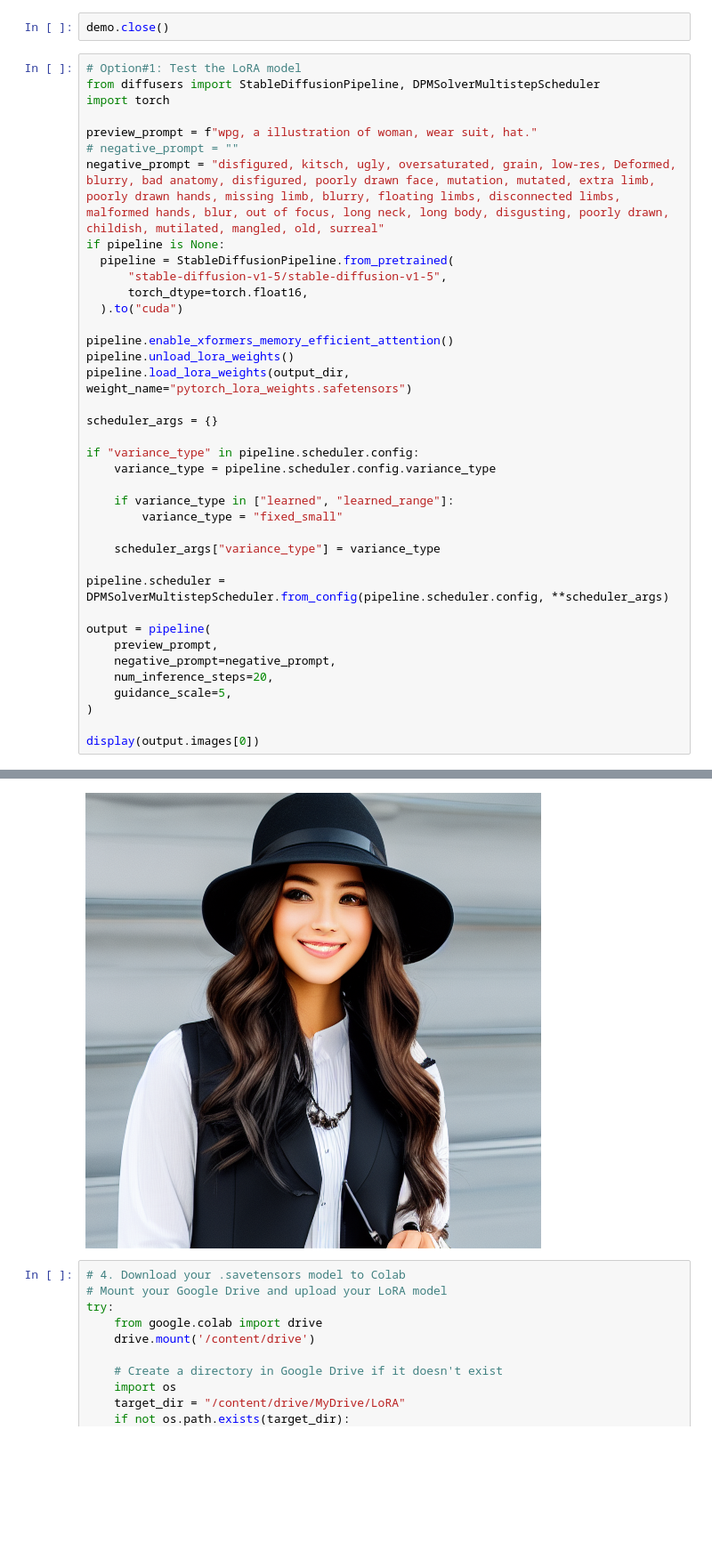
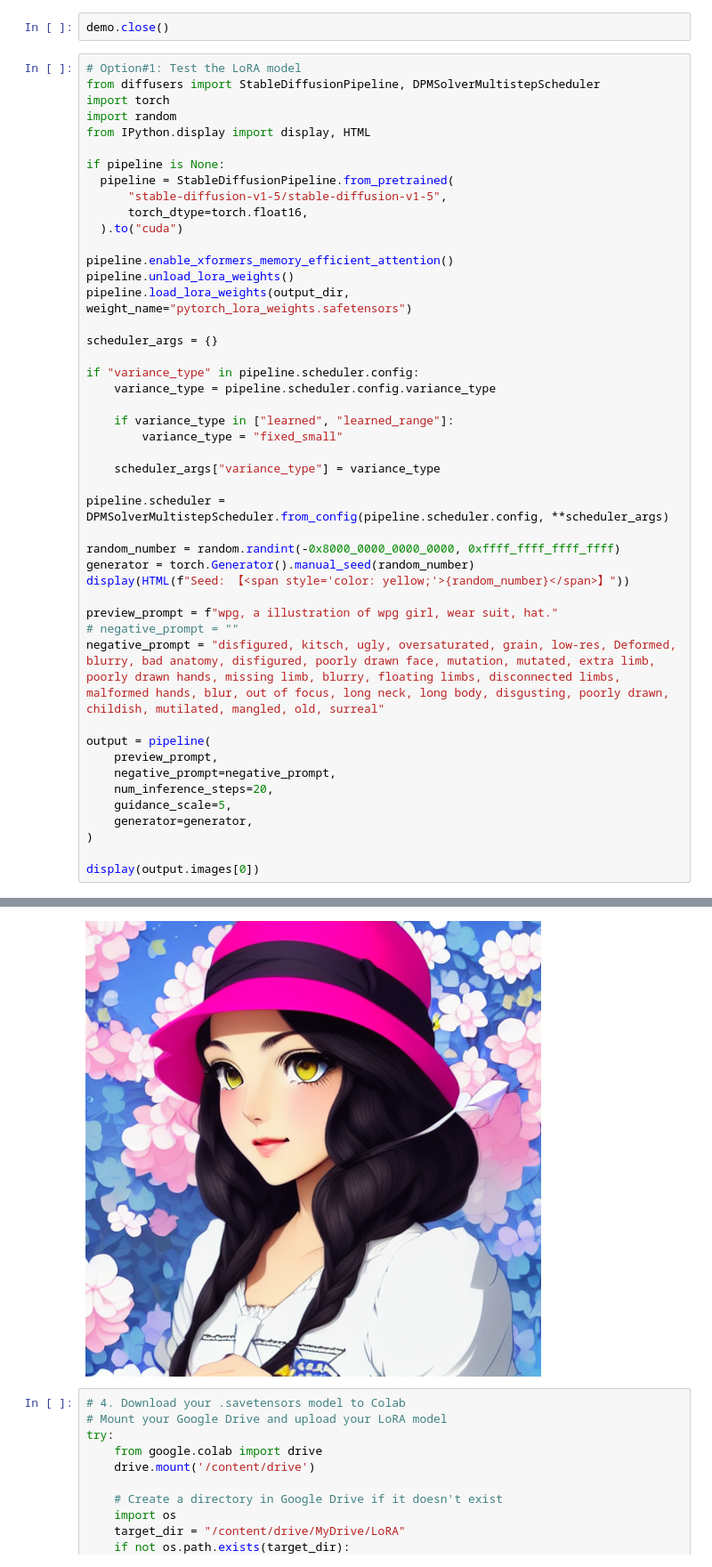
Before and after one commit to jomo0825/MrFuGenerativeAI, a Jupyter notebook: LoRA/MrFu_LoRA.ipynb, the cells around one changed output, grey strips where cells are left out. Shown at 89% size. Saved outputs shown, nothing was run; the diff lists cells and outputs as text; blank space fills up the shorter version.

```diff
--- a/LoRA/MrFu_LoRA.ipynb
+++ b/LoRA/MrFu_LoRA.ipynb
@@ -406,10 +374,9 @@ demo.close()
 # Option#1: Test the LoRA model
 from diffusers import StableDiffusionPipeline, DPMSolverMultistepScheduler
 import torch
+import random
+from IPython.display import display, HTML
 
-preview_prompt = f"wpg, a illustration of woman, wear suit, hat."
-# negative_prompt = ""
-negative_prompt = "disfigured, kitsch, ugly, oversaturated, grain, low-res, Deformed, blurry, bad anatomy, disfigured, poorly drawn face, mutation, mutated, extra limb, poorly drawn hands, missing limb, blurry, floating limbs, disconnected limbs, malformed hands, blur, out of focus, long neck, long body, disgusting, poorly drawn, childish, mutilated, mangled, old, surreal"
 if pipeline is None:
   pipeline = StableDiffusionPipeline.from_pretrained(
       "stable-diffusion-v1-5/stable-diffusion-v1-5",
@@ -432,11 +399,20 @@ if "variance_type" in pipeline.scheduler.config:
 
 pipeline.scheduler = DPMSolverMultistepScheduler.from_config(pipeline.scheduler.config, **scheduler_args)
 
+random_number = random.randint(-0x8000_0000_0000_0000, 0xffff_ffff_ffff_ffff)
+generator = torch.Generator().manual_seed(random_number)
+display(HTML(f"Seed: 【<span style='color: yellow;'>{random_number}</span>】"))
+
+preview_prompt = f"wpg, a illustration of wpg girl, wear suit, hat."
+# negative_prompt = ""
+negative_prompt = "disfigured, kitsch, ugly, oversaturated, grain, low-res, Deformed, blurry, bad anatomy, disfigured, poorly drawn face, mutation, mutated, extra limb, poorly drawn hands, missing limb, blurry, floating limbs, disconnected limbs, malformed hands, blur, out of focus, long neck, long body, disgusting, poorly drawn, childish, mutilated, mangled, old, surreal"
+
 output = pipeline(
     preview_prompt,
     negative_prompt=negative_prompt,
     num_inference_steps=20,
     guidance_scale=5,
+    generator=generator,
 )
 
 display(output.images[0])
@@ -447,4 +425,4 @@ Loading text_encoder.
-[figure, old version]
+[figure, new version]
 # %%
 # 4. Download your .savetensors model to Colab
 # Mount your Google Drive and upload your LoRA model
```
Also changed, not shown: parts of 4 cells of this notebook, 1 other file.
